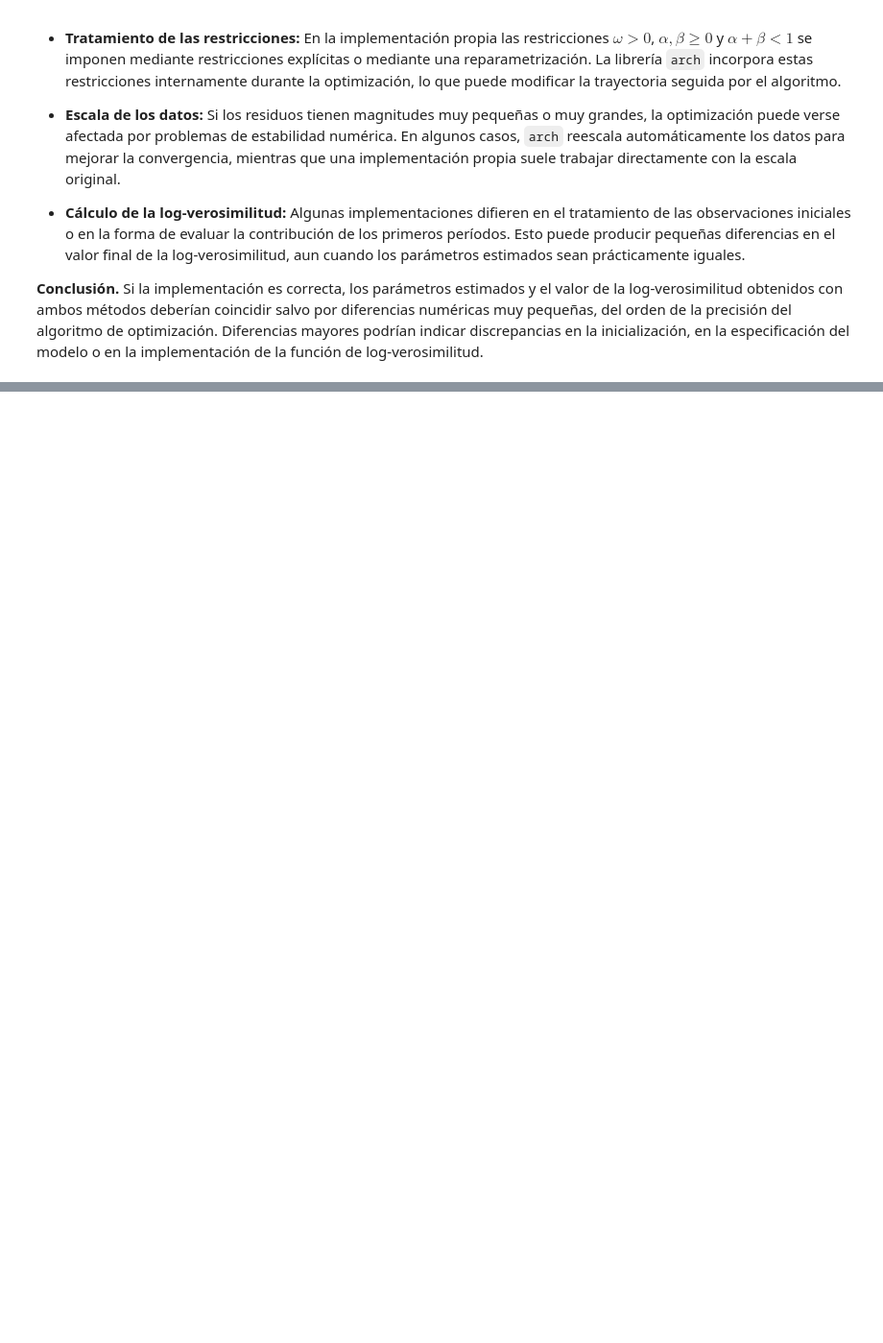
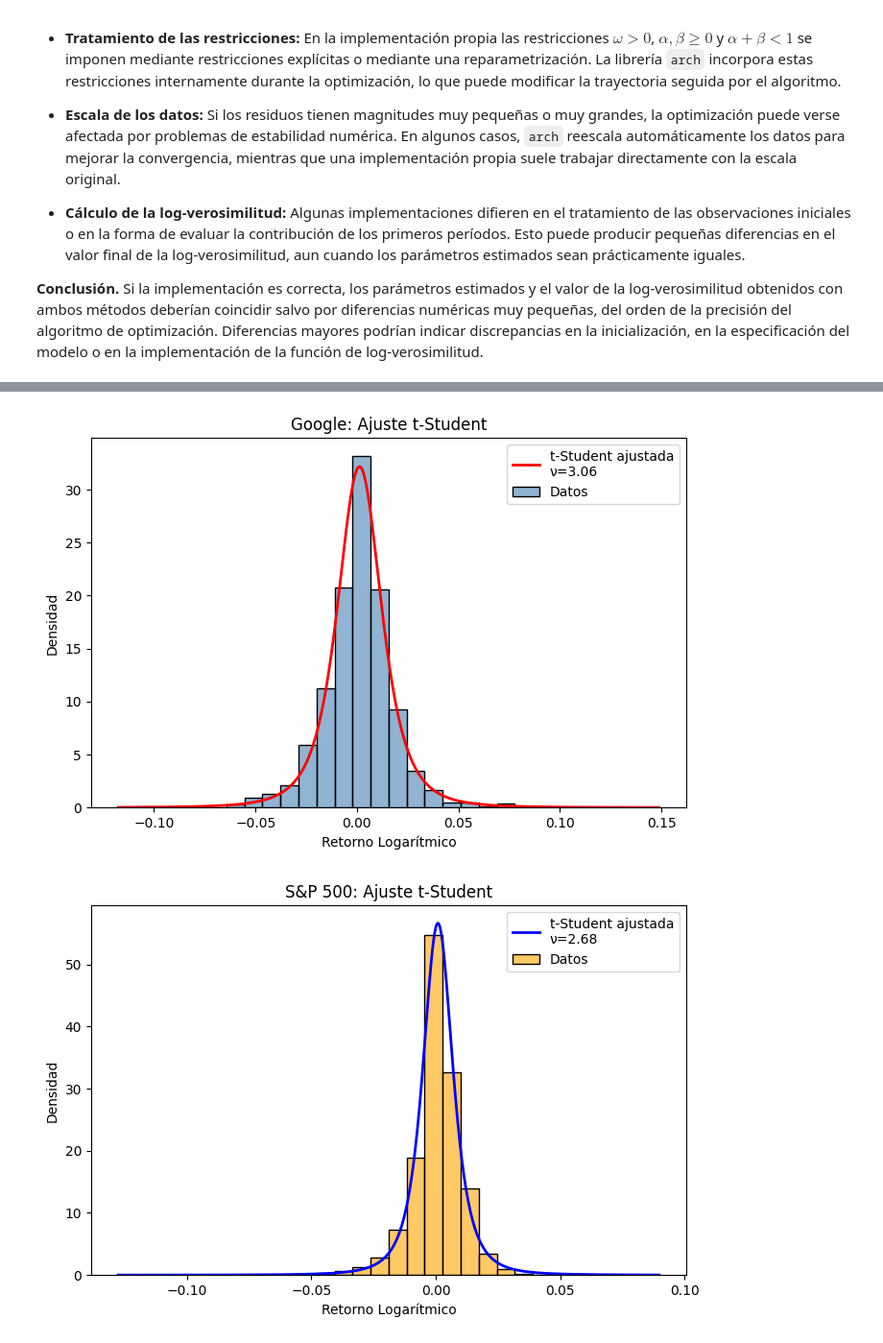
Before and after one commit to Felipe-Lopez-Vergara/ds_finance_-Lopez-, a Jupyter notebook: notebooks/HW_Sesion_5.ipynb, the cells around one changed output, grey strips where cells are left out. Shown at 96% size. Saved outputs shown, nothing was run; the diff lists cells and outputs as text; code cells hidden in the pictures; blank space fills up the shorter version.

```diff
--- a/notebooks/HW_Sesion_5.ipynb
+++ b/notebooks/HW_Sesion_5.ipynb
@@ -1298,0 +1433,60 @@ Las estimaciones obtenidas con la implementación propia y con `arch_model` debe
+# %%
+# Gráfico t-student de los retornos logarítmicos de Google y S&P 500
+
+from scipy.stats import t
+
+# Google
+ret_google = data_google['Log_Return'].dropna()
+
+# Ajustar distribución t-Student
+df_g, loc_g, scale_g = t.fit(ret_google)
+
+# Rango para la curva
+x = np.linspace(ret_google.min(), ret_google.max(), 500)
+
+plt.figure(figsize=(8,5))
+
+# Histograma
+sns.histplot(ret_google, bins=30, stat='density',
+             color='steelblue', alpha=0.6, label='Datos')
+
+# Curva t-Student ajustada
+plt.plot(x, t.pdf(x, df_g, loc_g, scale_g),
+         color='red', lw=2,
+         label=f't-Student ajustada\nν={df_g:.2f}')
+
+plt.title('Google: Ajuste t-Student')
+plt.xlabel('Retorno Logarítmico')
+plt.ylabel('Densidad')
+plt.legend()
+plt.show()
+
+
+# S&P 500
+ret_sp500 = data_sp500['Log_Return'].dropna()
+
+# Ajustar distribución t-Student
+df_s, loc_s, scale_s = t.fit(ret_sp500)
+
+# Rango para la curva
+x = np.linspace(ret_sp500.min(), ret_sp500.max(), 500)
+
+plt.figure(figsize=(8,5))
+
+# Histograma
+sns.histplot(ret_sp500, bins=30, stat='density',
+             color='orange', alpha=0.6, label='Datos')
+
+# Curva t-Student ajustada
+plt.plot(x, t.pdf(x, df_s, loc_s, scale_s),
+         color='blue', lw=2,
+         label=f't-Student ajustada\nν={df_s:.2f}')
+
+plt.title('S&P 500: Ajuste t-Student')
+plt.xlabel('Retorno Logarítmico')
+plt.ylabel('Densidad')
+plt.legend()
+plt.show()
+# %% [output]
+[figure, added]
+[figure, added]
```
Also changed, not shown: parts of 32 cells of this notebook.
